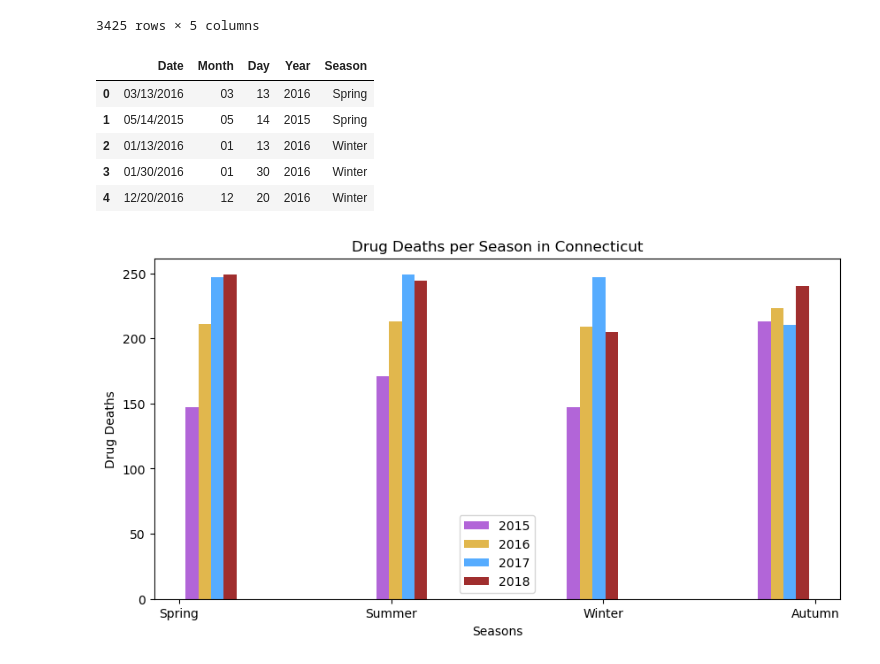
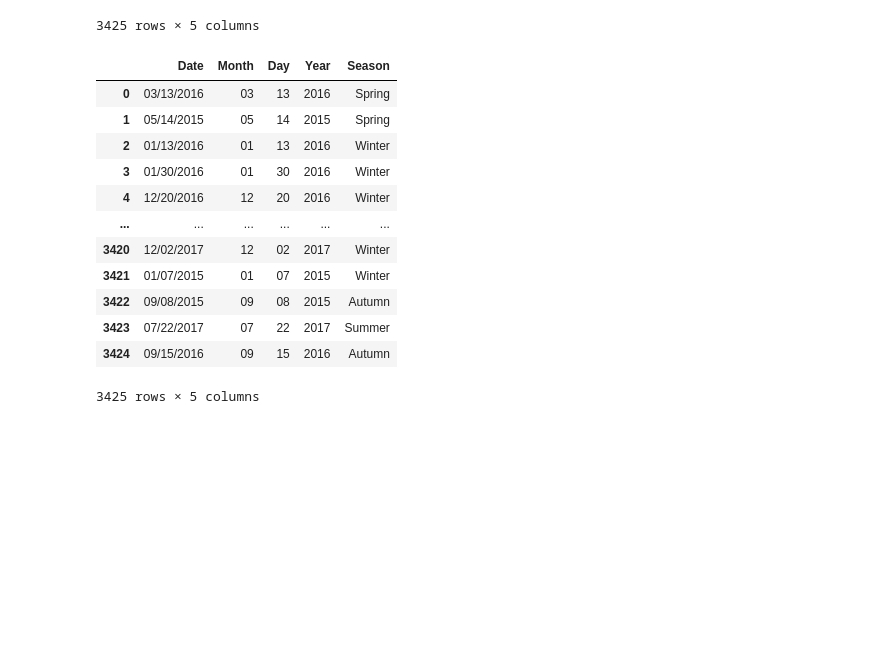
Before and after one commit to Elevate04/Team_5_Project, a Jupyter notebook: SeasonsHistogram/SeasonsHistogramPlot.ipynb, the cells around one changed output. Cells and saved outputs as stored; diff of their text form; code cells hidden in the pictures; blank space fills up the shorter version.

```diff
--- a/SeasonsHistogram/SeasonsHistogramPlot.ipynb
+++ b/SeasonsHistogram/SeasonsHistogramPlot.ipynb
@@ -61,21 +61,28 @@ dateDF
 # %%
 # assign seasons to date dataframe
 for x in range(len(dateDF.index)):
     if dateDF['Month'][x] == '03' or dateDF['Month'][x] == '04' or dateDF['Month'][x] == '05':
         dateDF['Season'][x] = 'Spring'
     elif dateDF['Month'][x] == '06' or dateDF['Month'][x] == '07' or dateDF['Month'][x] == '08':
         dateDF['Season'][x] = 'Summer'
     elif dateDF['Month'][x] == '09' or dateDF['Month'][x] == '10' or dateDF['Month'][x] == '11':
         dateDF['Season'][x] = 'Autumn'
     elif dateDF['Month'][x] == '12' or dateDF['Month'][x] == '01' or dateDF['Month'][x] == '02':
         dateDF['Season'][x] = 'Winter'
     else:
         dateDF['Season'][x] = 'N/A'
-dateDF.head()
+dateDF
 # %% [output]
 |  | Date | Month | Day | Year | Season |
 | 0 | 03/13/2016 | 03 | 13 | 2016 | Spring |
 | 1 | 05/14/2015 | 05 | 14 | 2015 | Spring |
 | 2 | 01/13/2016 | 01 | 13 | 2016 | Winter |
 | 3 | 01/30/2016 | 01 | 30 | 2016 | Winter |
 | 4 | 12/20/2016 | 12 | 20 | 2016 | Winter |
+| ... | ... | ... | ... | ... | ... |
+| 3420 | 12/02/2017 | 12 | 02 | 2017 | Winter |
+| 3421 | 01/07/2015 | 01 | 07 | 2015 | Winter |
+| 3422 | 09/08/2015 | 09 | 08 | 2015 | Autumn |
+| 3423 | 07/22/2017 | 07 | 22 | 2017 | Summer |
+| 3424 | 09/15/2016 | 09 | 15 | 2016 | Autumn |
+3425 rows × 5 columns
@@ -93,19 +88,0 @@ date18DF = dateDF.loc[dateDF['Year'] == '2018']
-# %%
-#assign color values
-red = clr.to_rgba('darkred', alpha=0.82)
-purple = clr.to_rgba('darkorchid', alpha=0.75)
-blue = clr.to_rgba('dodgerblue', alpha=0.75)
-gold = clr.to_rgba('goldenrod', alpha=0.8)
-colors = [purple, gold, blue, red]
-
-#plot and label histogram
-plt.figure(figsize=(10,5))
-plt.hist([date15DF['Season'], date16DF['Season'], date17DF['Season'], date18DF['Season']],
-         label=['2015', '2016', '2017', '2018'], color = colors)
-plt.title("Drug Deaths per Season in Connecticut")
-plt.xlabel("Seasons")
-plt.ylabel("Drug Deaths")
-plt.legend(loc="best")
-plt.savefig("Images/SeasonsHistogram.png")
-# %% [output]
-[figure, removed]
```
Also changed, not shown: parts of 4 cells of this notebook, 1 other file.
